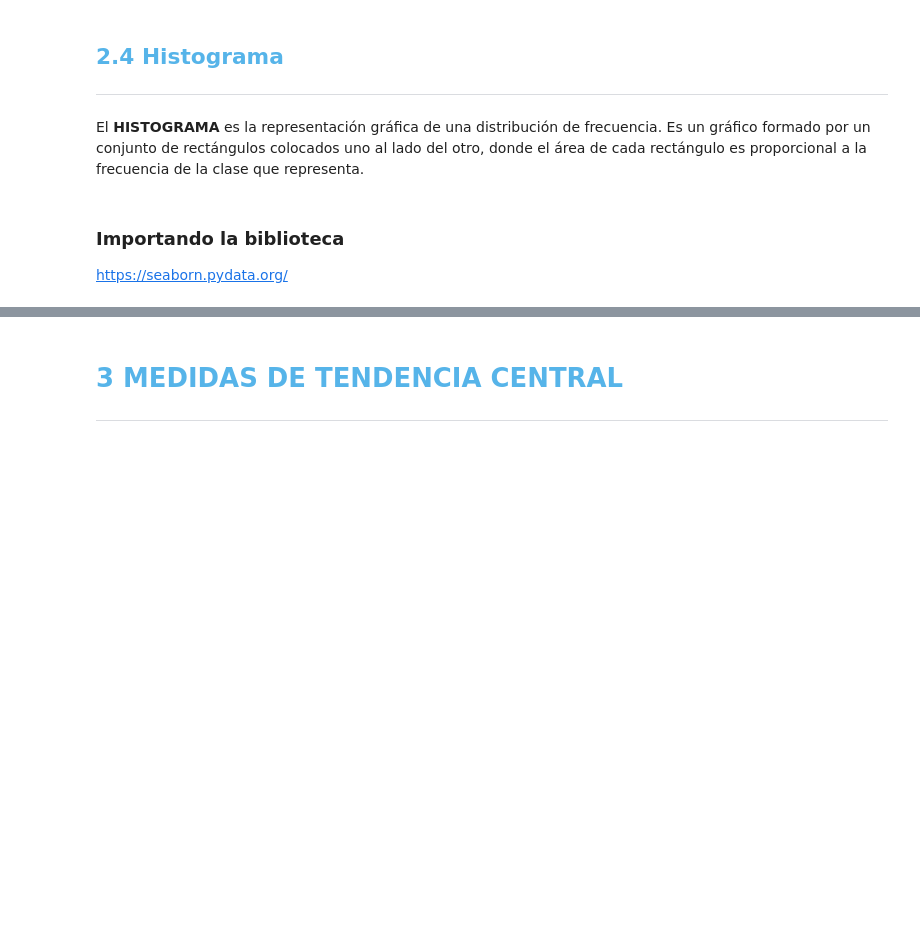
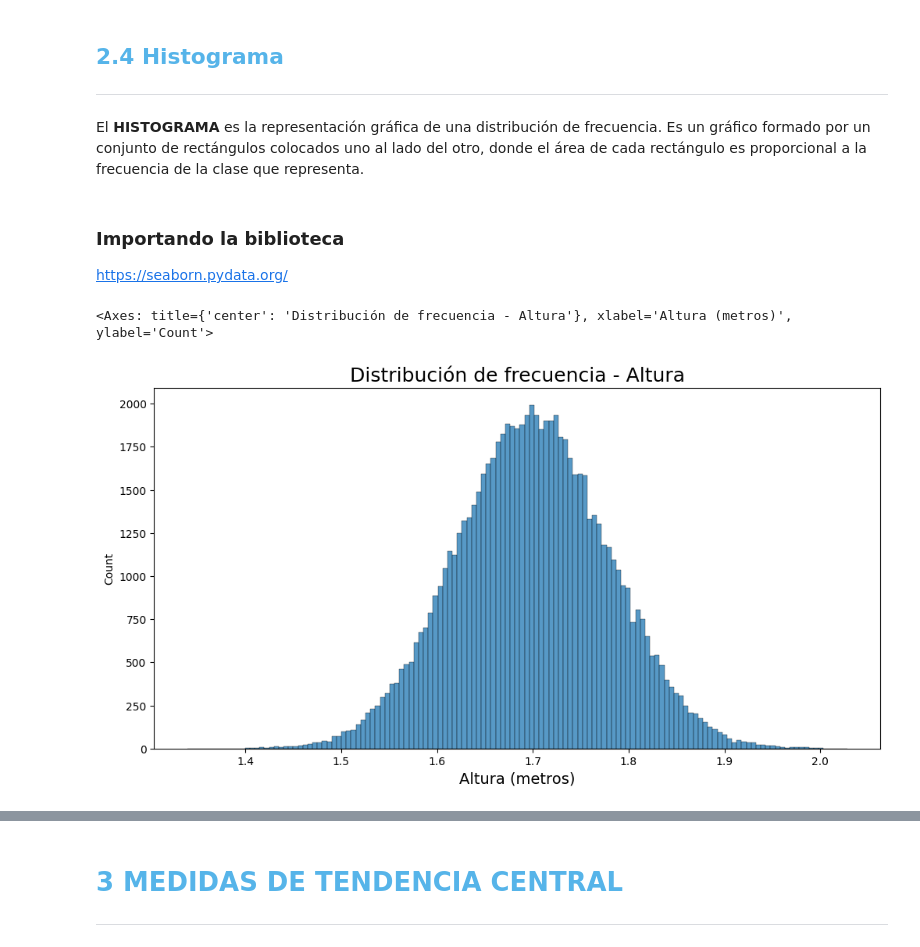
Before and after one commit to MyAppsTest/Estadistica_con_Python, a Jupyter notebook: Curso_de_Estadística_con_Python_1.ipynb, the cells around one changed output, grey strips where cells are left out. Cells and saved outputs as stored; diff of their text form; code cells hidden in the pictures; blank space fills up the shorter version.

```diff
--- a/Curso_de_Estadística_con_Python_1.ipynb
+++ b/Curso_de_Estadística_con_Python_1.ipynb
@@ -579,0 +613,9 @@ https://seaborn.pydata.org/
+# %%
+ax = sns.histplot(datos.Altura, kde=False)
+ax.figure.set_size_inches(12,6)
+ax.set_title('Distribución de frecuencia - Altura', fontsize=18)
+ax.set_xlabel('Altura (metros)', fontsize=14)
+ax
+# %% [output]
+<Axes: title={'center': 'Distribución de frecuencia - Altura'}, xlabel='Altura (metros)', ylabel='Count'>
+[figure, added]
```
Also changed, not shown: parts of 7 cells of this notebook.
